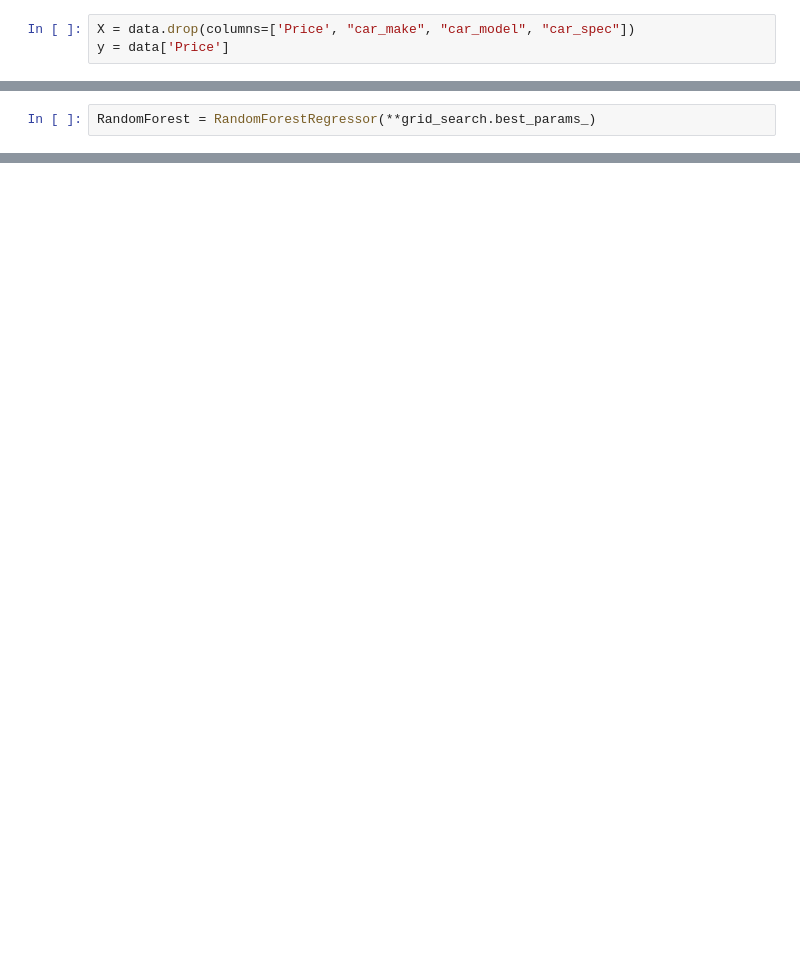
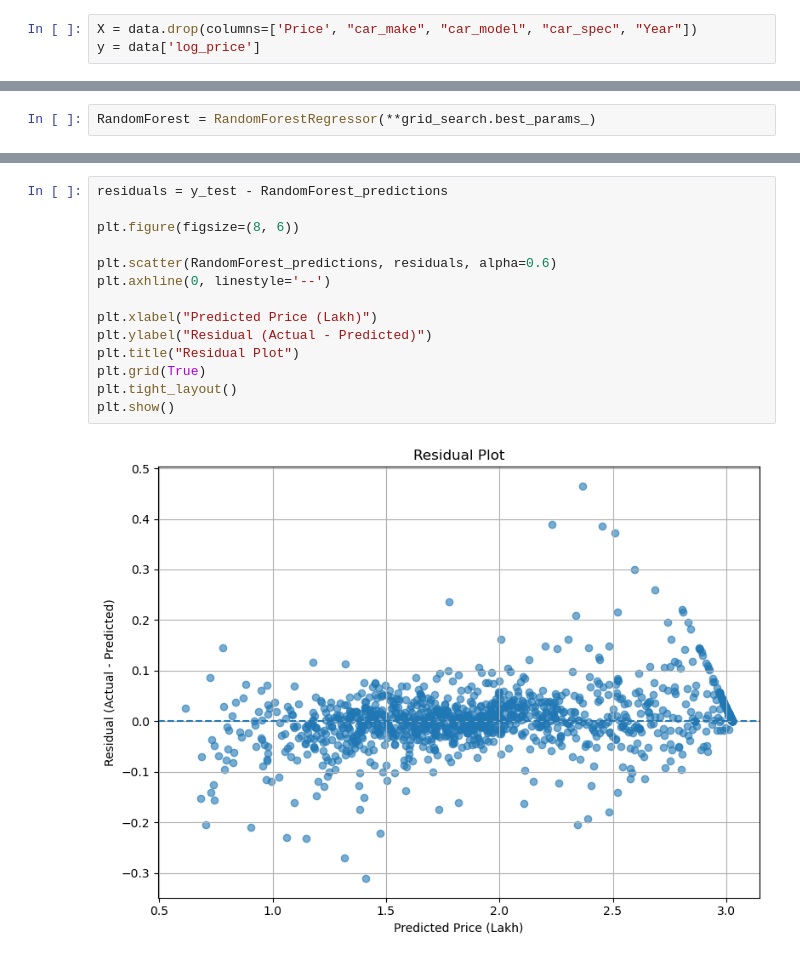
Before and after one commit to ashutosh-bhagat/Car-Resale-Price, a Jupyter notebook: model.ipynb, the cells around one changed output, grey strips where cells are left out. Cells and saved outputs as stored; diff of their text form; blank space fills up the shorter version.

```diff
--- a/model.ipynb
+++ b/model.ipynb
@@ -59,8 +59,8 @@ data.head()
 | 4 | 1968.0 | True | False | False | False | 39000 | ... |
 5 rows × 26 columns
 # %%
-X = data.drop(columns=['Price', "car_make", "car_model", "car_spec"])
-y = data['Price']
+X = data.drop(columns=['Price', "car_make", "car_model", "car_spec", "Year"])
+y = data['log_price']
 # %%
 X_train, X_test, y_train, y_test = train_test_split(X, y, test_size=0.2, random_state=42)
 # %%
@@ -165,0 +188,16 @@ plt.show()
+# %%
+residuals = y_test - RandomForest_predictions
+
+plt.figure(figsize=(8, 6))
+
+plt.scatter(RandomForest_predictions, residuals, alpha=0.6)
+plt.axhline(0, linestyle='--')
+
+plt.xlabel("Predicted Price (Lakh)")
+plt.ylabel("Residual (Actual - Predicted)")
+plt.title("Residual Plot")
+plt.grid(True)
+plt.tight_layout()
+plt.show()
+# %% [output]
+[figure, added]
```
Also changed, not shown: parts of 12 cells of this notebook, 1 other file.
